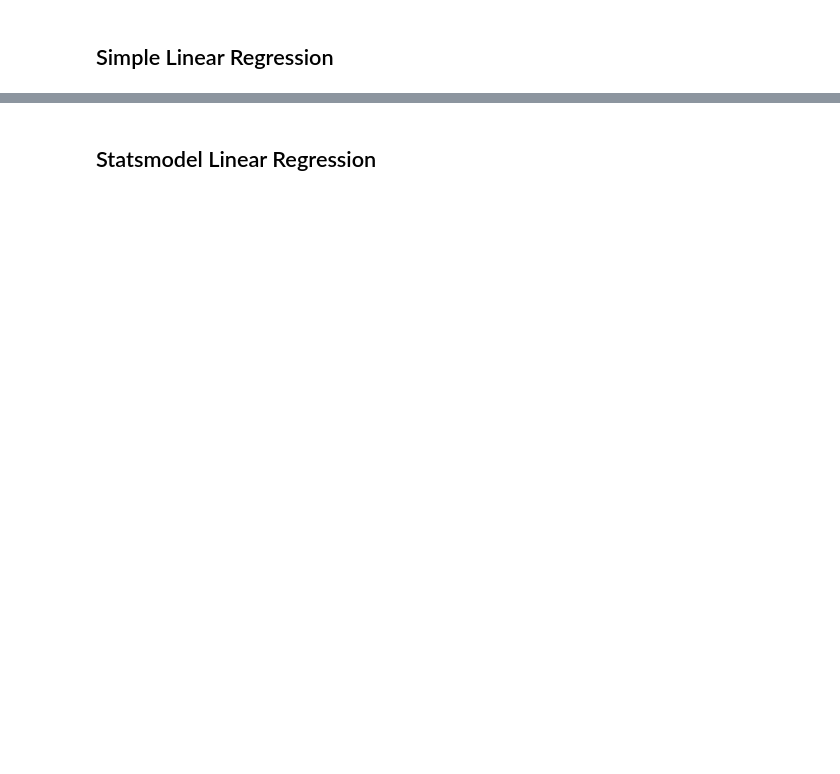
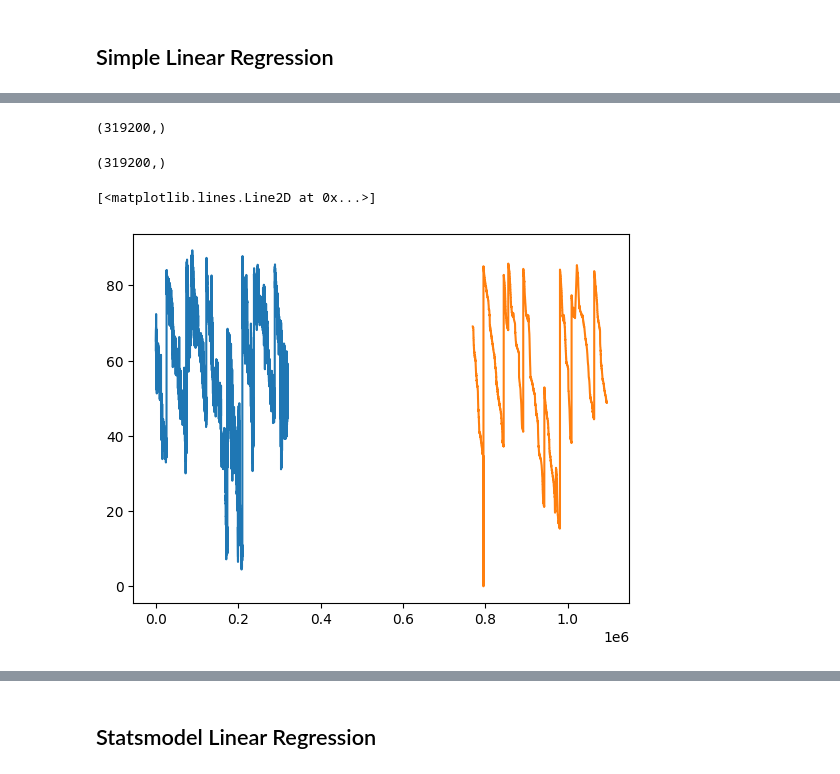
Before and after one commit to ConnorMcWard/EV-Battery, a Jupyter notebook: EV.ipynb, the cells around one changed output, grey strips where cells are left out. Drawn from its saved outputs; the diff is of its cells as text; code cells hidden in the pictures; blank space fills up the shorter version.

Commit message:
Add files via upload
Cleaning up the file and fixing both the simple linear regression and the neural network.

```diff
--- a/EV.ipynb
+++ b/EV.ipynb
@@ -314,0 +347,18 @@ Intercept:  -534.54
+# %%
+valid_y.shape
+# %% [output]
+(319200,)
+# %%
+y_pred_lr.shape
+# %% [output]
+(319200,)
+# %%
+regressor = LinearRegression()
+regressor.fit(train_X, train_y)
+y_pred_lr = regressor.predict(valid_X)
+
+plt.plot(y_pred_lr)
+plt.plot(valid_y)
+# %% [output]
+[<matplotlib.lines.Line2D at 0x...>]
+[figure, added]
```
Also changed, not shown: parts of 63 cells of this notebook.
